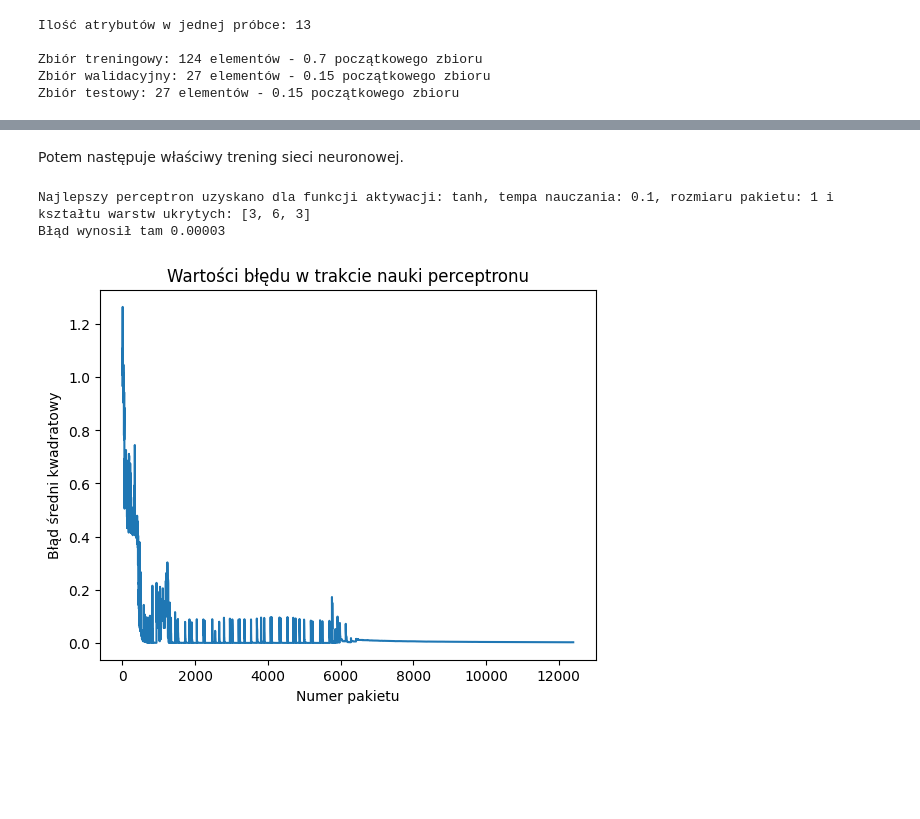
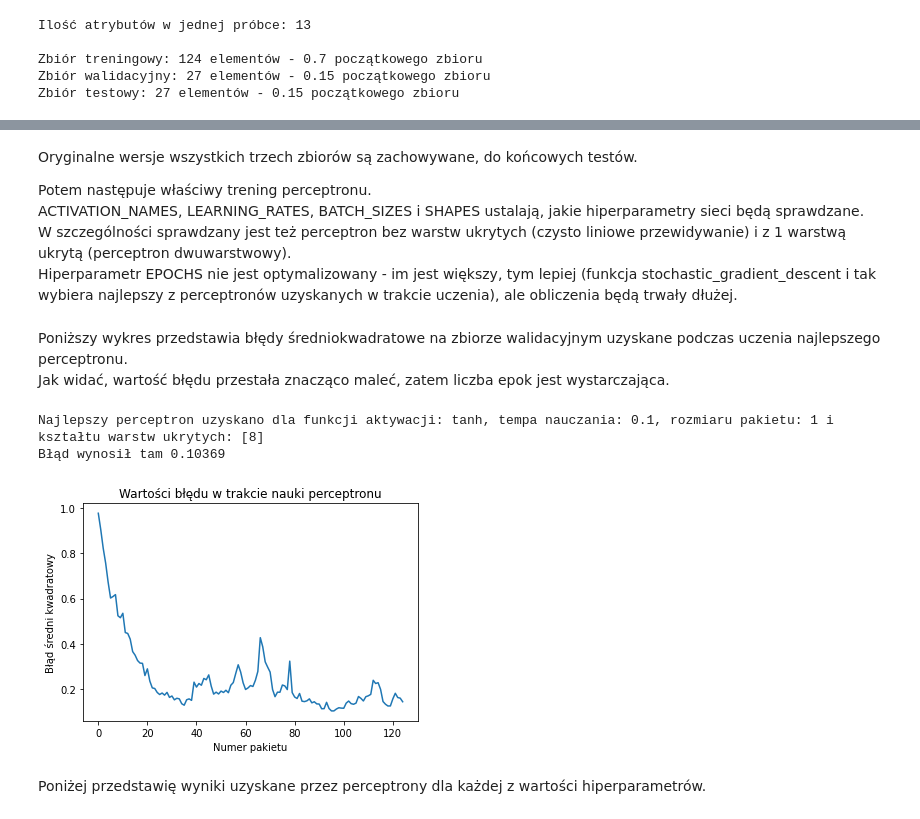
Before and after one commit to JakPro15/22Z-WSI-neural-networks, a Jupyter notebook: lab5_notebook.ipynb, the cells around one changed output, grey strips where cells are left out. Cells and saved outputs as stored; diff of their text form; code cells hidden in the pictures; blank space fills up the shorter version.

```diff
--- a/lab5_notebook.ipynb
+++ b/lab5_notebook.ipynb
@@ -21,17 +28,17 @@ TRAIN_SIZE = 0.7
 VALID_SIZE = 0.15
 
 X_all, Y_all = sklearn.datasets.load_wine(return_X_y=True)
-Y_all_prepared, classes = training_helpers.prepare_targets(Y_all)
-normalize_X, normalize_Y = training_helpers.get_normalizations(X_all, Y_all_prepared)
+classes = list(set(Y_all))
 X_train, Y_train, X_validation, Y_validation, X_test, Y_test = training_helpers.triple_split(X_all, Y_all, TRAIN_SIZE, VALID_SIZE)
 
+Y_train_prepared = training_helpers.prepare_targets(Y_train, classes)
+normalize_X, normalize_Y, _ = training_helpers.get_normalizations(X_train, Y_train_prepared)
+
 X_train_normal = training_helpers.normalize_sequence(X_train, normalize_X)
+Y_train_normal = training_helpers.normalize_sequence(Y_train_prepared, normalize_Y)
+
 X_validation_normal = training_helpers.normalize_sequence(X_validation, normalize_X)
-X_test_normal = training_helpers.normalize_sequence(X_test, normalize_X)
-
-Y_train_normal = training_helpers.normalize_sequence(training_helpers.prepare_targets(Y_train)[0], normalize_Y)
-Y_validation_normal = training_helpers.normalize_sequence(training_helpers.prepare_targets(Y_validation)[0], normalize_Y)
-Y_test_normal = training_helpers.normalize_sequence(training_helpers.prepare_targets(Y_test)[0], normalize_Y)
+Y_validation_normal = training_helpers.normalize_sequence(training_helpers.prepare_targets(Y_validation, classes), normalize_Y)
 
 print(f"Ilość atrybutów w jednej próbce: {X_all.shape[1]}\n")
 
@@ -58,8 +54,13 @@ ACTIVATIONS = {
-# %% [markdown]
-Potem następuje właściwy trening sieci neuronowej.
+# %% [markdown]
+Oryginalne wersje wszystkich trzech zbiorów są zachowywane, do końcowych testów.
+
+Potem następuje właściwy trening perceptronu.
+ACTIVATION_NAMES, LEARNING_RATES, BATCH_SIZES i SHAPES ustalają, jakie hiperparametry sieci będą sprawdzane.
+W szczególności sprawdzany jest też perceptron bez warstw ukrytych (czysto liniowe przewidywanie) i z 1 warstwą ukrytą (perceptron dwuwarstwowy).
+Hiperparametr EPOCHS nie jest optymalizowany - im jest większy, tym lepiej (funkcja stochastic_gradient_descent i tak wybiera najlepszy z perceptronów uzyskanych w trakcie uczenia), ale obliczenia będą trwały dłużej.
 # %%
-EPOCHS = 100
-ACTIVATION_NAMES = list(ACTIVATIONS.keys())
+EPOCHS = 40
+ACTIVATION_NAMES = list(training_helpers.ACTIVATIONS.keys())
 LEARNING_RATES = [10 ** k for k in range(-3, 2)]
 BATCH_SIZES = []
 batch_size = 1
@@ -69,11 +70,11 @@ while(batch_size < len(X_train_normal)):
 BATCH_SIZES.append(len(X_train_normal))
 SHAPES = [
     [],
-    [len(X_train_normal[0]) // 2],
     [(len(X_train_normal[0]) + len(Y_train_normal[0])) // 2],
     [len(X_train_normal[0]) // 2, len(X_train_normal[0]) // 4],
-    [len(X_train_normal[0]), (len(X_train_normal[0]) + len(Y_train_normal[0])) // 2 ,len(Y_train_normal[0])],
-    [len(X_train_normal[0]) // 4, len(X_train_normal[0]) // 2, len(X_train_normal[0]) // 4]
+    [len(X_train_normal[0]), (len(X_train_normal[0]) + len(Y_train_normal[0])) // 2, len(Y_train_normal[0])],
+    [len(X_train_normal[0]) // 4, len(X_train_normal[0]) // 2, len(X_train_normal[0]) // 4],
+    [len(Y_train_normal[0]), len(Y_train_normal[0]), len(Y_train_normal[0])]
 ]
 
 best_error = np.inf
@@ -87,9 +88,9 @@ for i, activation in enumerate(ACTIVATION_NAMES):
         for k, batch_size in enumerate(BATCH_SIZES):
             for l, shape in enumerate(SHAPES):
 
-                perceptron, error, mses = sgd.stochastic_gradient_descent(
+                perceptron, error, mses = perceptron_training.stochastic_gradient_descent(
                     X_train_normal, Y_train_normal, X_validation_normal, Y_validation_normal,
-                    ACTIVATIONS[activation], shape, learning_rate, EPOCHS, batch_size
+                    training_helpers.ACTIVATIONS[activation], shape, learning_rate, EPOCHS, batch_size
                 )
 
                 if best_error >= error:
@@ -105,23 +106,25 @@ for i, activation in enumerate(ACTIVATION_NAMES):
                 errors_by_learning_rate[j].append(error)
                 errors_by_batch_size[k].append(error)
                 errors_by_shape[l].append(error)
+# %% [markdown]
+Poniższy wykres przedstawia błędy średniokwadratowe na zbiorze walidacyjnym uzyskane podczas uczenia najlepszego perceptronu.
+Jak widać, wartość błędu przestała znacząco maleć, zatem liczba epok jest wystarczająca.
 # %%
-import importlib
-importlib.reload(plots)
-
 print(f"Najlepszy perceptron uzyskano dla funkcji aktywacji: {best_activation}, "
       f"tempa nauczania: {best_learning_rate}, "
       f"rozmiaru pakietu: {best_batch_size} "
       f"i kształtu warstw ukrytych: {best_shape}",
       f"Błąd wynosił tam {best_error:.5f}", sep="\n")
 
 plots.generate_line_plot(
       range(len(best_mses)), best_mses,
       "Wartości błędu w trakcie nauki perceptronu",
       "Numer pakietu", "Błąd średni kwadratowy"
       )
 # %% [output]
-Najlepszy perceptron uzyskano dla funkcji aktywacji: tanh, tempa nauczania: 0.1, rozmiaru pakietu: 1 i kształtu warstw ukrytych: [3, 6, 3]
-Błąd wynosił tam 0.00003
+Najlepszy perceptron uzyskano dla funkcji aktywacji: tanh, tempa nauczania: 0.1, rozmiaru pakietu: 1 i kształtu warstw ukrytych: [8]
+Błąd wynosił tam 0.10369
-[figure, old version]
+[figure, new version]
+# %% [markdown]
+Poniżej przedstawię wyniki uzyskane przez perceptrony dla każdej z wartości hiperparametrów.
 # %%
```
Also changed, not shown: parts of 19 cells of this notebook, 6 other files.
